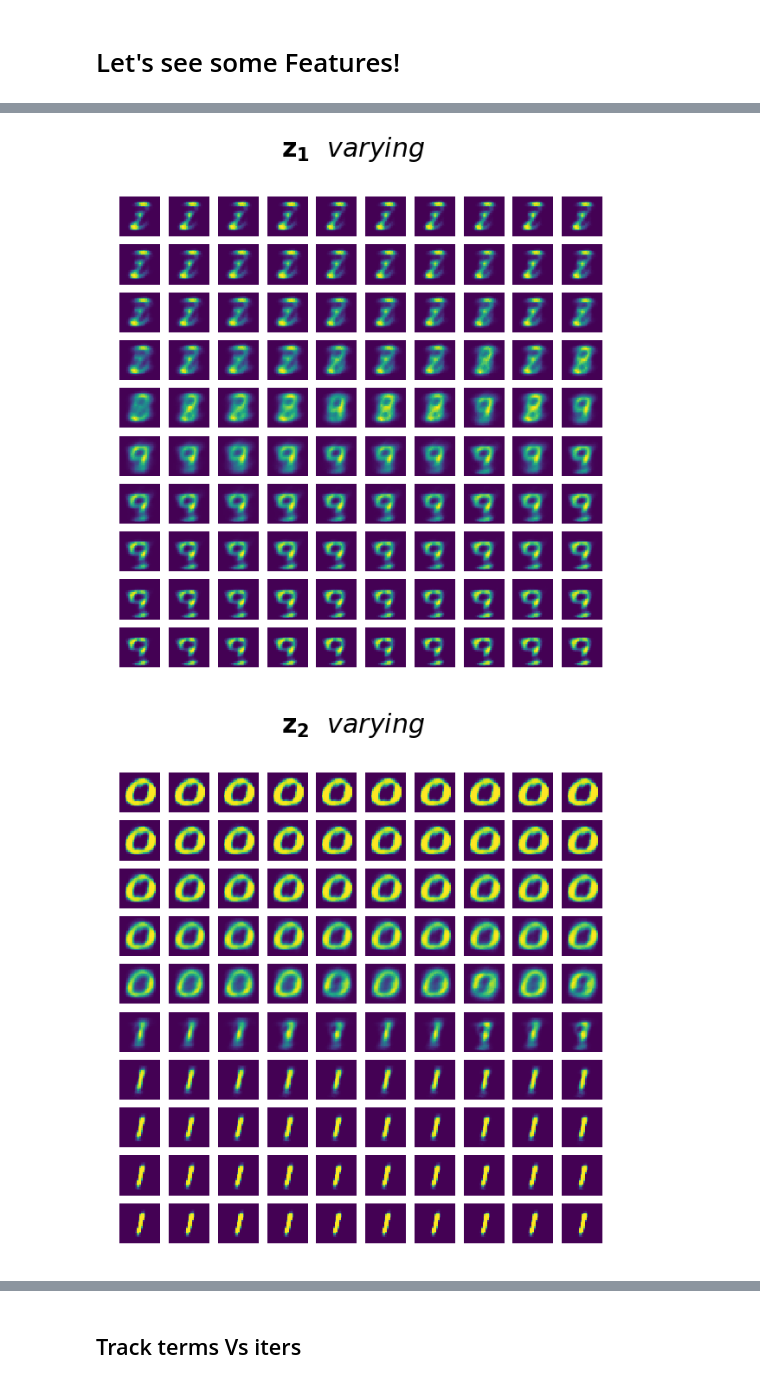
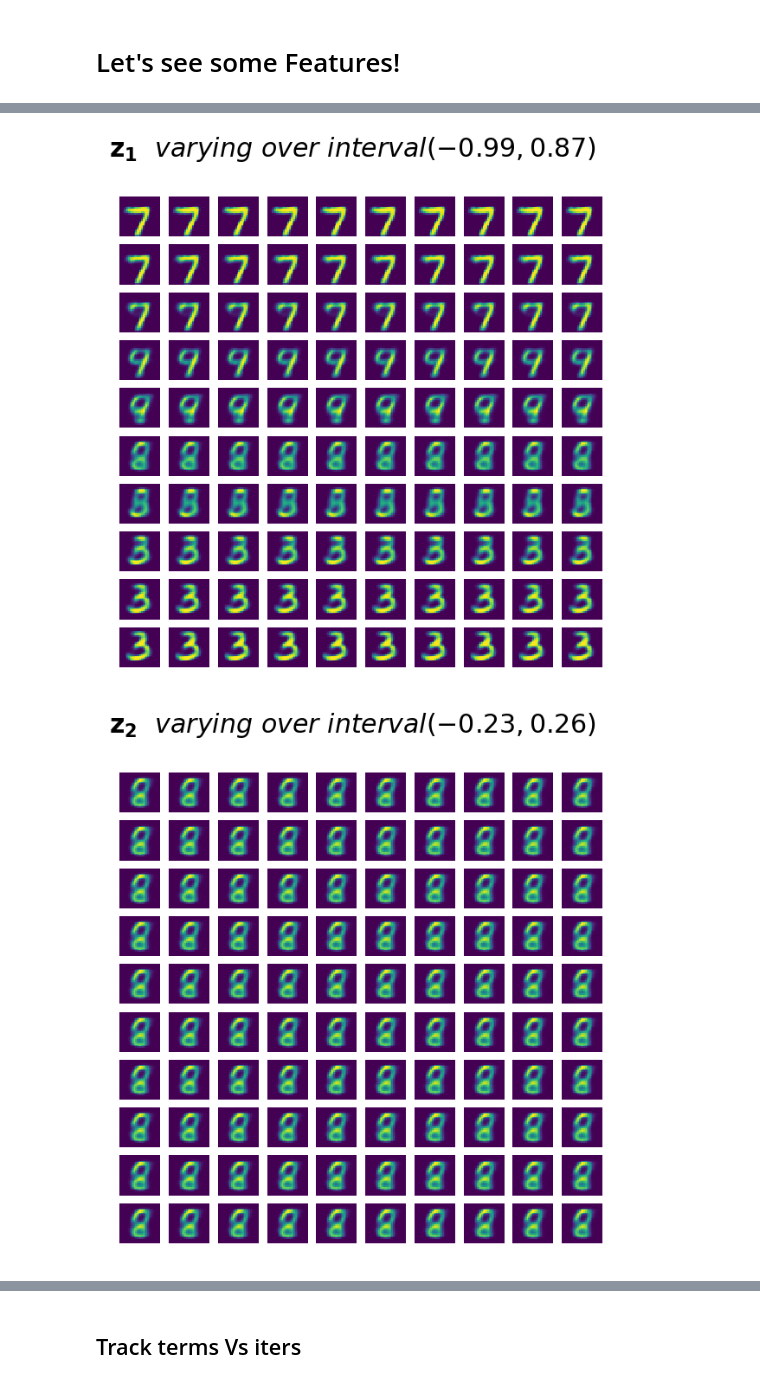
Before and after one commit to probtorch/probtorch, a Jupyter notebook: examples/mnist-semisupervised-inference-marginal-wishart-cov.ipynb, the cells around one changed output, grey strips where cells are left out. Drawn from its saved outputs; the diff is of its cells as text; code cells hidden in the pictures.

```diff
--- a/examples/mnist-semisupervised-inference-marginal-wishart-cov.ipynb
+++ b/examples/mnist-semisupervised-inference-marginal-wishart-cov.ipynb
@@ -109,12 +103,12 @@ Here, adding a very simple model for a full covariance matrix. It's parameterize
 # %%
 # Covariance
 
-L = Variable(torch.randn(NUM_STYLE, NUM_STYLE).tril(), requires_grad=True)
+L = Variable((torch.rand(NUM_STYLE, NUM_STYLE)*0.5-0.25).tril() + torch.eye(NUM_STYLE), requires_grad=True)
 if CUDA:
     L = L.cuda()
 
 def make_cov(L):
-    L_star = L.tril(-1) + L.diag().pow(2).diag()
+    L_star = L.tril(-1) + (1e-3 + L.diag().pow(2)).diag()
     return torch.matmul(L, L.t())
 
 def wishart_prior(L, alpha=1.0, df=None):
@@ -133,7 +127,7 @@ def wishart_prior(L, alpha=1.0, df=None):
     log_det_X = L.diag().pow(2).log().sum()
     return 0.5*(df-p-1)*log_det_X - 0.5*tr_V_inv_X - 0.5*df*log_det_V
 
-print wishart_prior(L, alpha=1.0/NUM_STYLE).unsqueeze(0)
+print(wishart_prior(L, alpha=1.0/NUM_STYLE).unsqueeze(0))
 plt.imshow(make_cov(L).data.numpy())
 # %% [output]
 Variable containing:
@@ -378,0 +376,13 @@ for e in range(NUM_EPOCHS):
+# %%
+inputs = next(iter(test_data))[0][:5].view(-1, NUM_PIXELS)
+recon = dec.dec_images(dec.dec_hidden(enc(Variable(inputs))['z'].value)).data
+plt.figure(figsize=(12,5))
+for i in range(5):
+    plt.subplot(2,5,i+1)
+    plt.imshow(inputs[i].view(28,28))
+    plt.title("input")
+    plt.subplot(2,5,i+6)
+    plt.imshow(recon[i].view(28,28))
+    plt.title("recon");
+
+plt.tight_layout();
@@ -420,23 +465,25 @@ plt.show()
 # %%
 def vary_z2(index, zmin, zmax):
     f, axarr = plt.subplots(10,10,figsize=(10,10),sharey=True)
-    f.suptitle(r'$\mathbf{z_{%d}} \ \  varying$' % index , fontsize=30)
+    f.suptitle(r'$\mathbf{z_{%d}} \ \  varying\ over\ interval (%0.2f, %0.2f)$' % (index, zmin, zmax) , fontsize=30)
     z_range = np.linspace(zmin,zmax,num=10)
+
+    Z_bar = torch.FloatTensor(Zs.mean(0)).unsqueeze(0)
 
     for i in range(10):
         for j in range(10):
-            z = torch.zeros(1,10)
+            z = Z_bar.clone() # torch.zeros(1,10)
             z[0,index] = z_range[i]
             z = Variable(z)
             null_image = Variable(torch.Tensor(np.zeros((1, 784))))
-            y_hot = np.zeros((1,10))
-            y_hot[0,j] = 1
-            y_hot = Variable(torch.FloatTensor(y_hot))
+#             y_hot = np.zeros((1,10))
+#             y_hot[0,j] = 1
+#             y_hot = Variable(torch.FloatTensor(y_hot))
             if CUDA:
                 z = z.cuda()
                 null_image = null_image.cuda()
-                y_hot = y_hot.cuda()
-            q_null = {'z': z, 'y':y_hot}
+#                 y_hot = y_hot.cuda()
+            q_null = {'z': z } # , 'y':y_hot}
             p = dec(null_image, q_null, num_samples=NUM_SAMPLES)
             image = p['images']
             image = image.value.cpu().data.numpy().reshape(28,28)
@@ -446,6 +493,6 @@ def vary_z2(index, zmin, zmax):
     return None
 
 for style in range(NUM_STYLE):
-    vary_z2(style, -3, 3)
+    vary_z2(style, Zs[:,style].min(), Zs[:,style].max())
     plt.show()
 # %% [output]
@@ -453,2 +500,2 @@ for style in range(NUM_STYLE):
-[figure, old version]
+[figure, new version]
-[figure, old version]
+[figure, new version]
```
Also changed, not shown: parts of 19 cells of this notebook.
